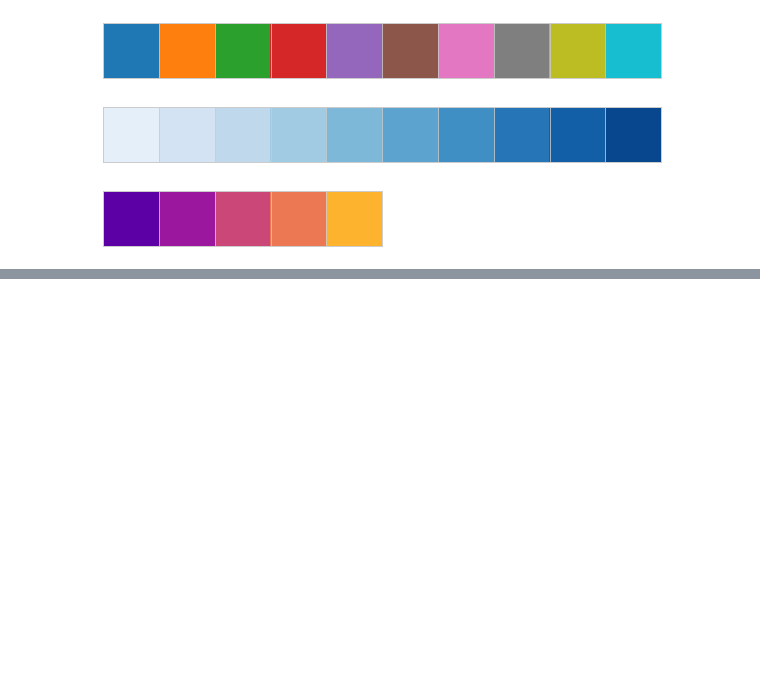
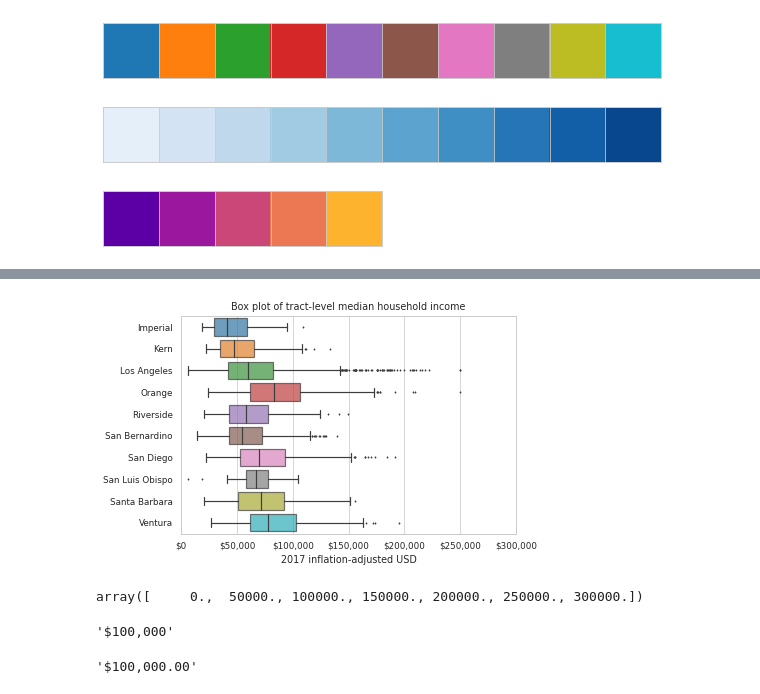
Before and after one commit to SergeyShchus/Data-analysis-Notebooks, a Jupyter notebook: Notebooks/Population_census_LA.ipynb, the cells around one changed output, grey strips where cells are left out. Cells and saved outputs as stored; diff of their text form; code cells hidden in the pictures; blank space fills up the shorter version.

```diff
--- a/Notebooks/Population_census_LA.ipynb
+++ b/Notebooks/Population_census_LA.ipynb
@@ -886,0 +929,31 @@ sns.palplot(sns.color_palette("plasma", n_colors=5))
+# %%
+ax = sns.boxplot(x=df_sc["med_household_income"],
+                 y=df_sc["county_name"],
+                 fliersize=1,
+                 boxprops={"alpha": 0.7})
+
+ax.set_xlim(left=0)
+ax.set_title("Box plot of tract-level median household income")
+ax.set_xlabel("2017 inflation-adjusted USD")
+ax.set_ylabel("")
+
+# format the x tick labels like $150,000 instead of 150000
+new_labels = ["${:,.0f}".format(x) for x in ax.get_xticks()]
+ax.set_xticks(ax.get_xticks())
+ax.set_xticklabels(new_labels)
+pass  # just show the figure
+# %% [output]
+[figure, added]
+# %%
+ax.get_xticks()
+# %% [output]
+array([     0.,  50000., 100000., 150000., 200000., 250000., 300000.])
+# %%
+x = ax.get_xticks()[2]
+"${:,.0f}".format(x)
+# %% [output]
+'$100,000'
+# %%
+"${:,.2f}".format(x)
+# %% [output]
+'$100,000.00'
```
Also changed, not shown: parts of 5 cells of this notebook.
